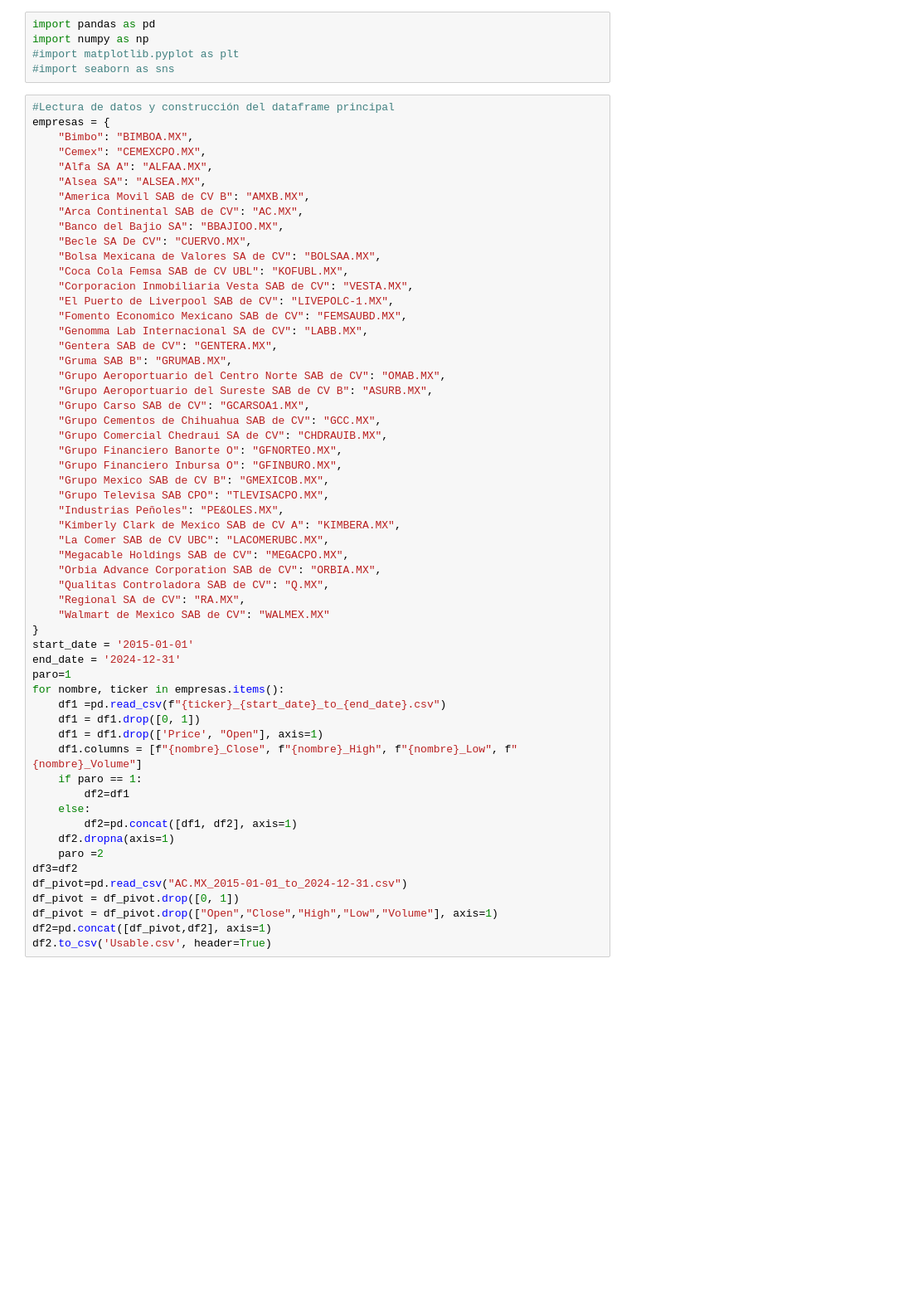
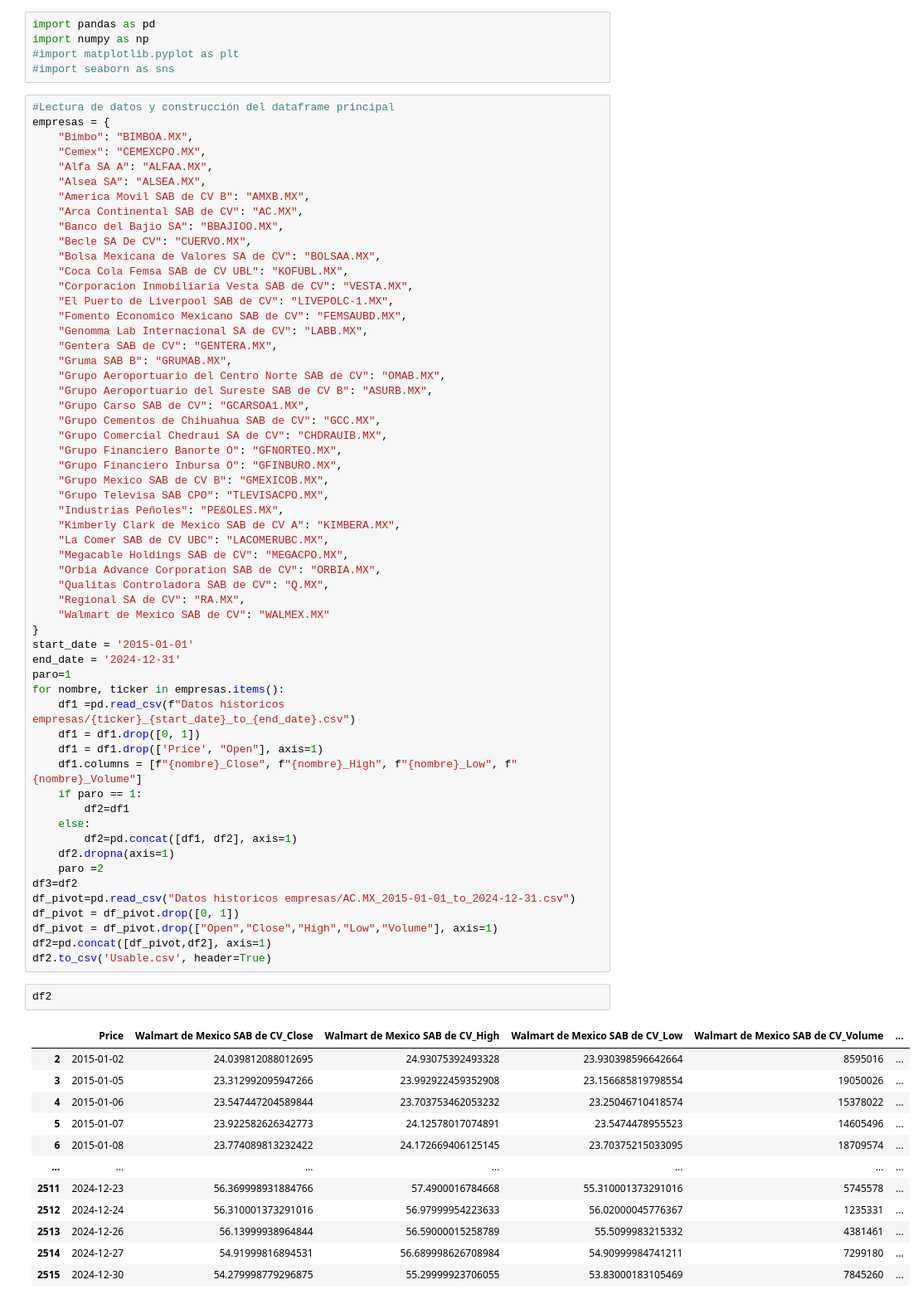
Before and after one commit to PraxedisJRuv/Construcci-n-de-un-portafolio-indexado, a Jupyter notebook: Notebook principal.ipynb, the cells around one changed output. Shown at 83% size. Saved outputs shown, nothing was run; the diff lists cells and outputs as text; blank space fills up the shorter version.

```diff
--- a/Notebook principal.ipynb
+++ b/Notebook principal.ipynb
@@ -44,7 +44,7 @@ start_date = '2015-01-01'
 end_date = '2024-12-31'
 paro=1
 for nombre, ticker in empresas.items():
-    df1 =pd.read_csv(f"{ticker}_{start_date}_to_{end_date}.csv")
+    df1 =pd.read_csv(f"Datos historicos empresas/{ticker}_{start_date}_to_{end_date}.csv")
     df1 = df1.drop([0, 1])
     df1 = df1.drop(['Price', "Open"], axis=1)
     df1.columns = [f"{nombre}_Close", f"{nombre}_High", f"{nombre}_Low", f"{nombre}_Volume"]
@@ -55,8 +55,23 @@ for nombre, ticker in empresas.items():
     df2.dropna(axis=1)
     paro =2
 df3=df2
-df_pivot=pd.read_csv("AC.MX_2015-01-01_to_2024-12-31.csv")
+df_pivot=pd.read_csv("Datos historicos empresas/AC.MX_2015-01-01_to_2024-12-31.csv")
 df_pivot = df_pivot.drop([0, 1])
 df_pivot = df_pivot.drop(["Open","Close","High","Low","Volume"], axis=1)
 df2=pd.concat([df_pivot,df2], axis=1)
 df2.to_csv('Usable.csv', header=True)
+# %%
+df2
+# %% [output]
+|  | Price | Walmart de Mexico SAB de CV_Close | Walmart de Mexico SAB de CV_High | Walmart de Mexico SAB de CV_Low | Walmart de Mexico SAB de CV_Volume | ... |
+| 2 | 2015-01-02 | 24.039812088012695 | 24.93075392493328 | 23.930398596642664 | 8595016 | ... |
+| 3 | 2015-01-05 | 23.312992095947266 | 23.992922459352908 | 23.156685819798554 | 19050026 | ... |
+| 4 | 2015-01-06 | 23.547447204589844 | 23.703753462053232 | 23.25046710418574 | 15378022 | ... |
+| 5 | 2015-01-07 | 23.922582626342773 | 24.12578017074891 | 23.5474478955523 | 14605496 | ... |
+| 6 | 2015-01-08 | 23.774089813232422 | 24.172669406125145 | 23.70375215033095 | 18709574 | ... |
+| ... | ... | ... | ... | ... | ... | ... |
+| 2511 | 2024-12-23 | 56.369998931884766 | 57.4900016784668 | 55.310001373291016 | 5745578 | ... |
+| 2512 | 2024-12-24 | 56.310001373291016 | 56.97999954223633 | 56.02000045776367 | 1235331 | ... |
+| 2513 | 2024-12-26 | 56.13999938964844 | 56.59000015258789 | 55.5099983215332 | 4381461 | ... |
+| 2514 | 2024-12-27 | 54.91999816894531 | 56.689998626708984 | 54.90999984741211 | 7299180 | ... |
+| 2515 | 2024-12-30 | 54.279998779296875 | 55.29999923706055 | 53.83000183105469 | 7845260 | ... |
```
Also changed, not shown: parts of 9 cells of this notebook, 4 other files.
